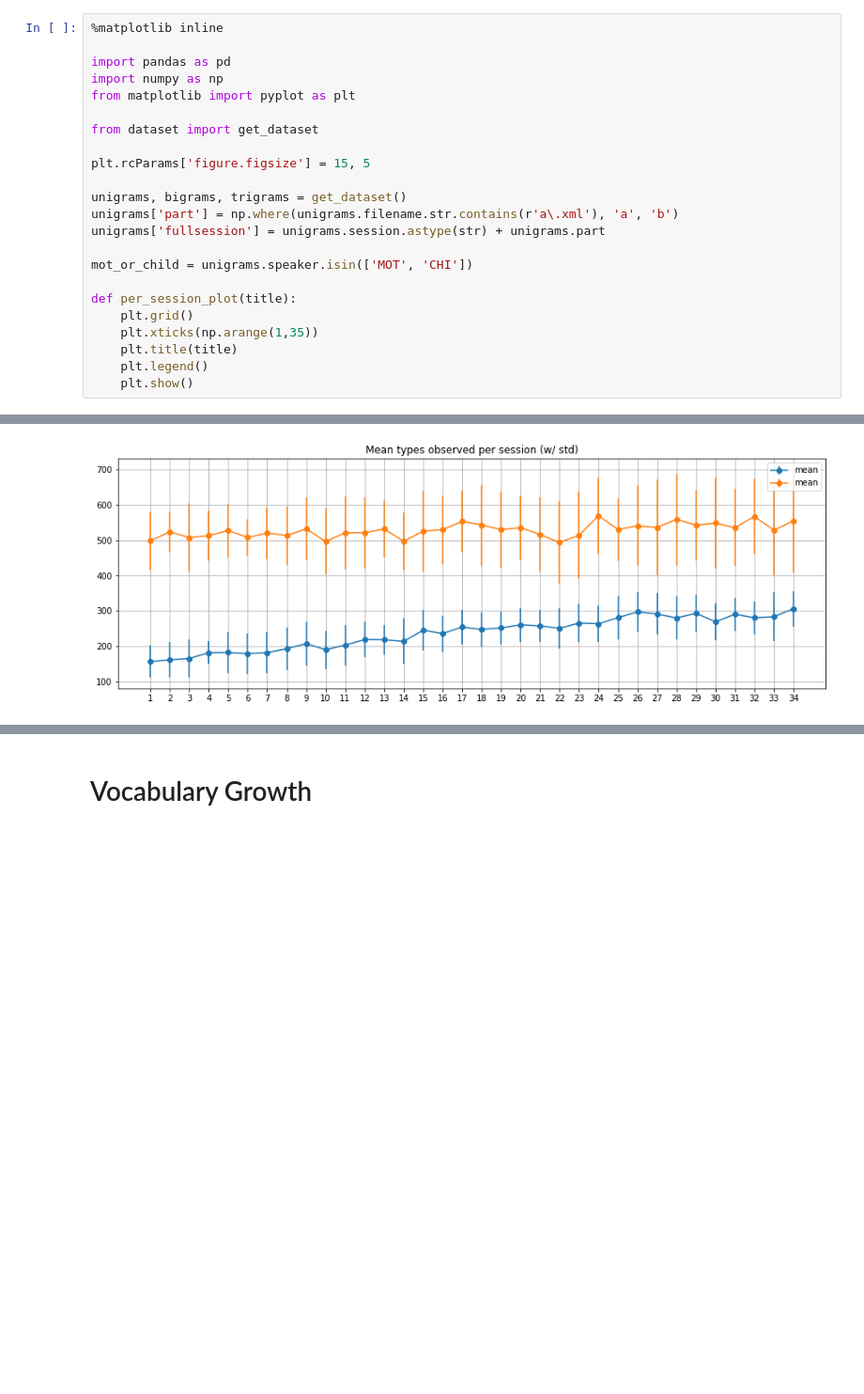
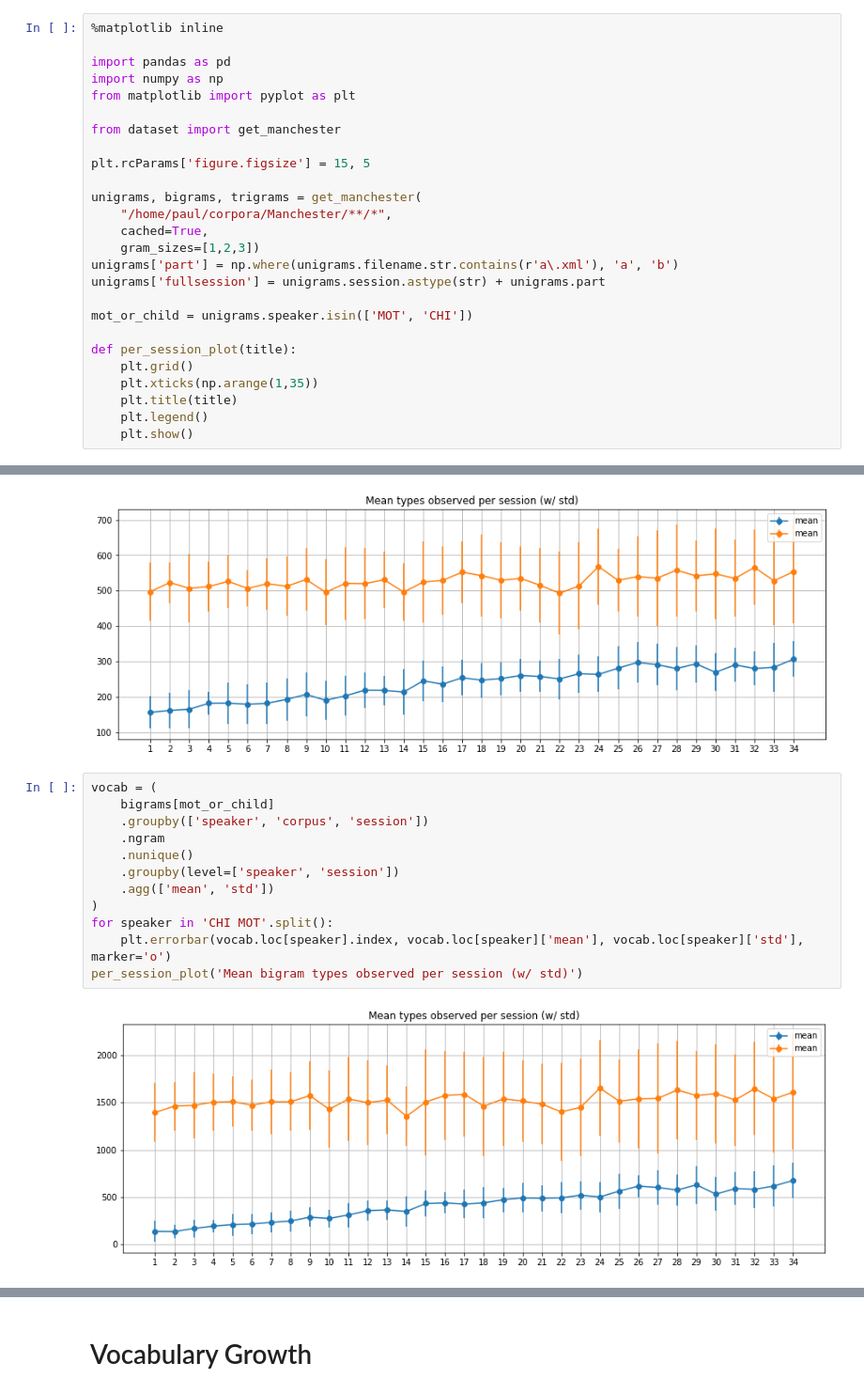
Before and after one commit to pfeyz/formulae-project, a Jupyter notebook: Manchester Analysis.ipynb, the cells around one changed output, grey strips where cells are left out. Shown at 94% size. Cells and saved outputs as stored; diff of their text form; blank space fills up the shorter version.

Commit message:
add bi and trigram type counts

```diff
--- a/Manchester Analysis.ipynb
+++ b/Manchester Analysis.ipynb
@@ -18,11 +18,14 @@ import pandas as pd
 import numpy as np
 from matplotlib import pyplot as plt
 
-from dataset import get_dataset
+from dataset import get_manchester
 
 plt.rcParams['figure.figsize'] = 15, 5
 
-unigrams, bigrams, trigrams = get_dataset()
+unigrams, bigrams, trigrams = get_manchester(
+    "/home/paul/corpora/Manchester/**/*",
+    cached=True,
+    gram_sizes=[1,2,3])
 unigrams['part'] = np.where(unigrams.filename.str.contains(r'a\.xml'), 'a', 'b')
 unigrams['fullsession'] = unigrams.session.astype(str) + unigrams.part
 
@@ -143,3 +146,17 @@ for speaker in 'CHI MOT'.split():
 per_session_plot('Mean types observed per session (w/ std)')
 # %% [output]
 [figure]
+# %%
+vocab = (
+    bigrams[mot_or_child]
+    .groupby(['speaker', 'corpus', 'session'])
+    .ngram
+    .nunique()
+    .groupby(level=['speaker', 'session'])
+    .agg(['mean', 'std'])
+)
+for speaker in 'CHI MOT'.split():
+    plt.errorbar(vocab.loc[speaker].index, vocab.loc[speaker]['mean'], vocab.loc[speaker]['std'], marker='o')
+per_session_plot('Mean bigram types observed per session (w/ std)')
+# %% [output]
+[figure, added]
```
Also changed, not shown: parts of 1 cell of this notebook.
